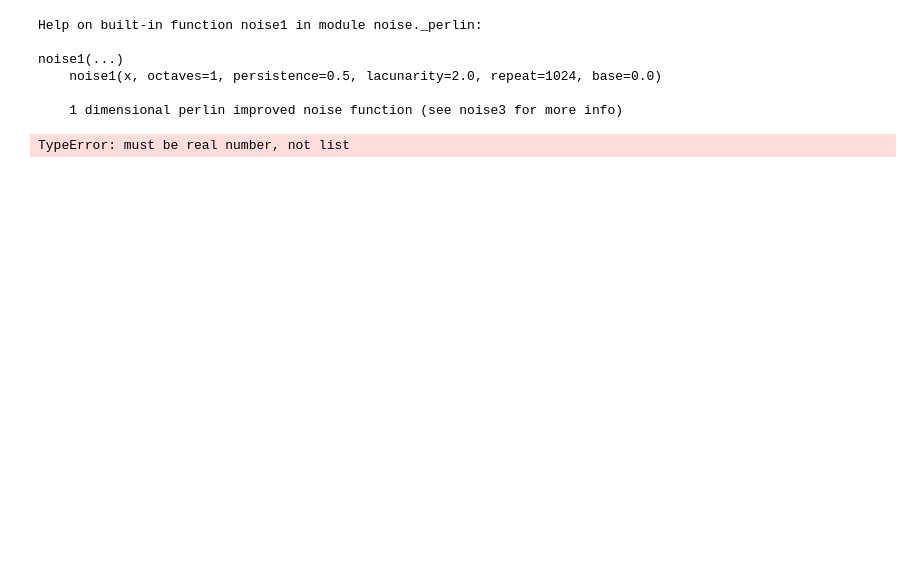
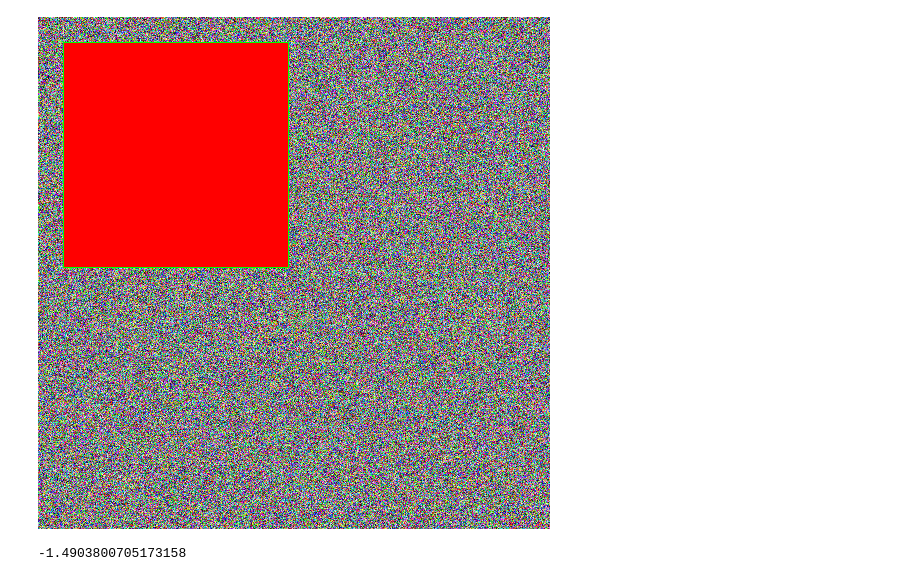
Before and after one commit to ViktorCosenza/areacnn, a Jupyter notebook: notebooks/TexturesDatasetGenerator.ipynb, the cells around one changed output. Saved outputs shown, nothing was run; the diff lists cells and outputs as text; code cells hidden in the pictures; blank space fills up the shorter version.

```diff
--- a/notebooks/TexturesDatasetGenerator.ipynb
+++ b/notebooks/TexturesDatasetGenerator.ipynb
@@ -3,13 +0,0 @@ import noise
-# %%
-help(noise.pnoise1)
-# %% [output]
-Help on built-in function noise1 in module noise._perlin:
-
-noise1(...)
-    noise1(x, octaves=1, persistence=0.5, lacunarity=2.0, repeat=1024, base=0.0)
-
-    1 dimensional perlin improved noise function (see noise3 for more info)
-# %%
-noise.pnoise1([0, 1, 2])
-# %% [output]
-TypeError: must be real number, not list
@@ -15,0 +4,13 @@ TypeError: must be real number, not list
+# %%
+im = Image.fromarray(
+    np.random.normal(127, 127, size=(512, 512, 3)).astype(np.uint8)
+)
+draw = ImageDraw.ImageDraw(im)
+draw.rectangle((25, 25, 250, 250), fill=(255, 0, 0), outline=(0, 255, 0))
+im
+# %% [output]
+[figure, added]
+# %%
+np.random.normal()
+# %% [output]
+-1.4903800705173158
```
Also changed, not shown: parts of 2 cells of this notebook, 11 other files.
